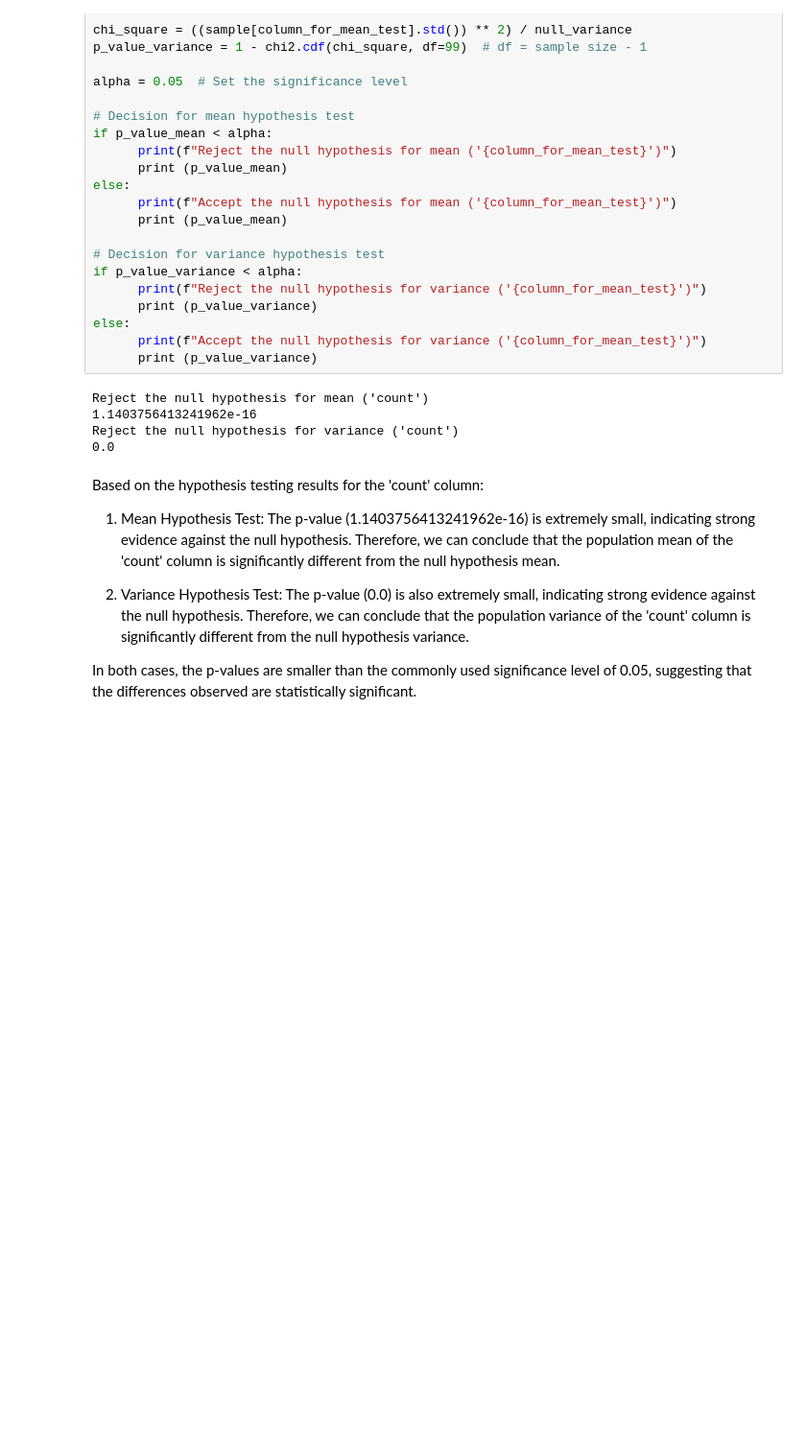
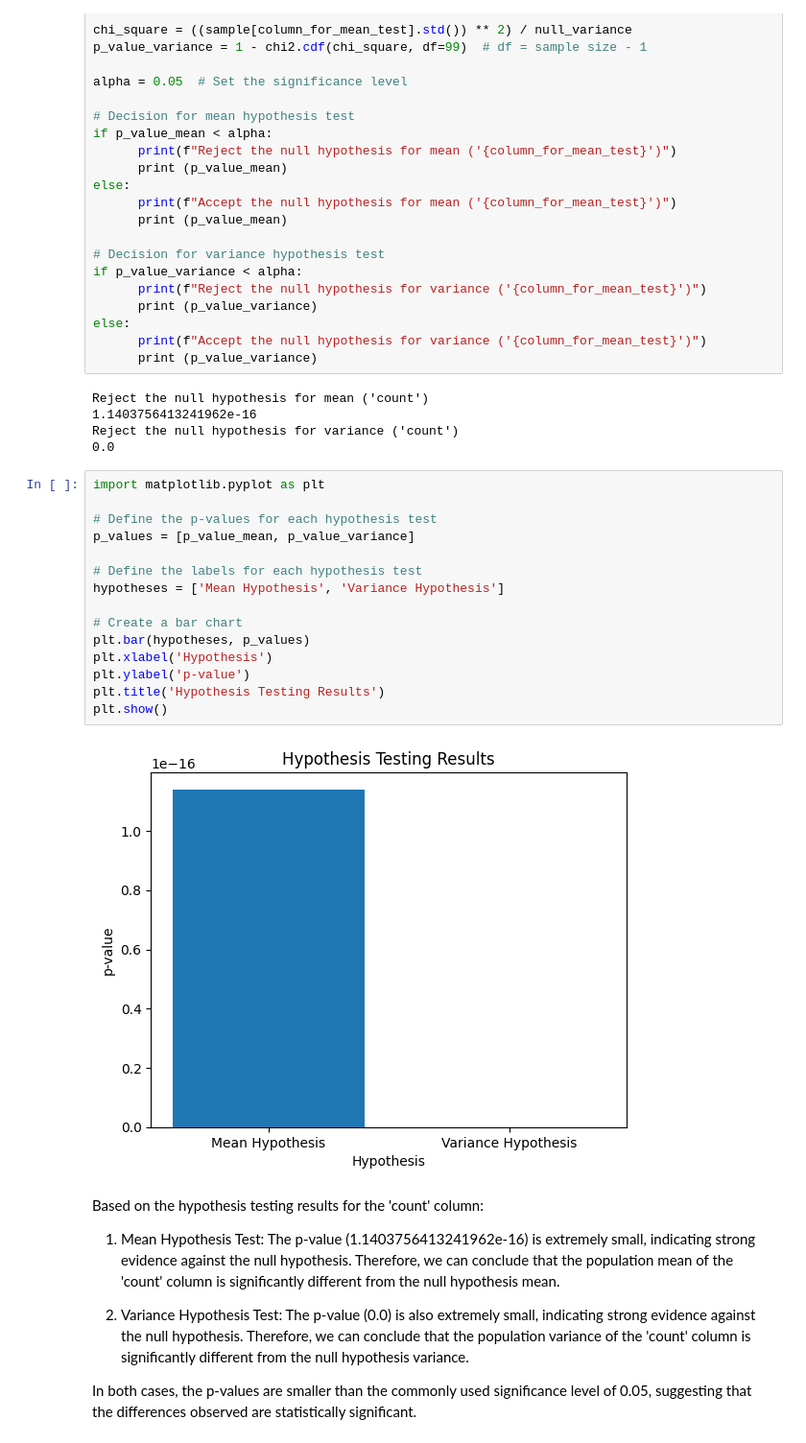
Before and after one commit to Geo-y20/Business-Case-Yulu---Hypothesis-Testing, a Jupyter notebook: Business Case Yulu - Hypothesis Testing.ipynb, the cells around one changed output. Shown at 96% size. Saved outputs shown, nothing was run; the diff lists cells and outputs as text; blank space fills up the shorter version.

```diff
--- a/Business Case Yulu - Hypothesis Testing.ipynb
+++ b/Business Case Yulu - Hypothesis Testing.ipynb
@@ -468,6 +491,23 @@ Reject the null hypothesis for mean ('count')
 1.1403756413241962e-16
 Reject the null hypothesis for variance ('count')
 0.0
+# %%
+import matplotlib.pyplot as plt
+
+# Define the p-values for each hypothesis test
+p_values = [p_value_mean, p_value_variance]
+
+# Define the labels for each hypothesis test
+hypotheses = ['Mean Hypothesis', 'Variance Hypothesis']
+
+# Create a bar chart
+plt.bar(hypotheses, p_values)
+plt.xlabel('Hypothesis')
+plt.ylabel('p-value')
+plt.title('Hypothesis Testing Results')
+plt.show()
+# %% [output]
+[figure, added]
 # %% [markdown]
 Based on the hypothesis testing results for the 'count' column:
 
```
Also changed, not shown: parts of 1 cell of this notebook.
